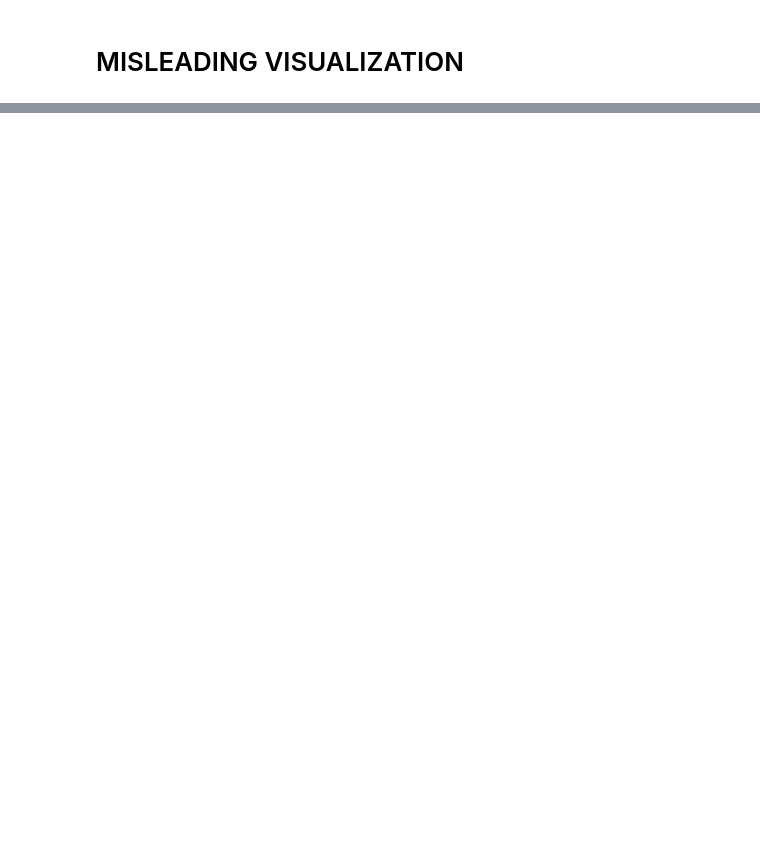
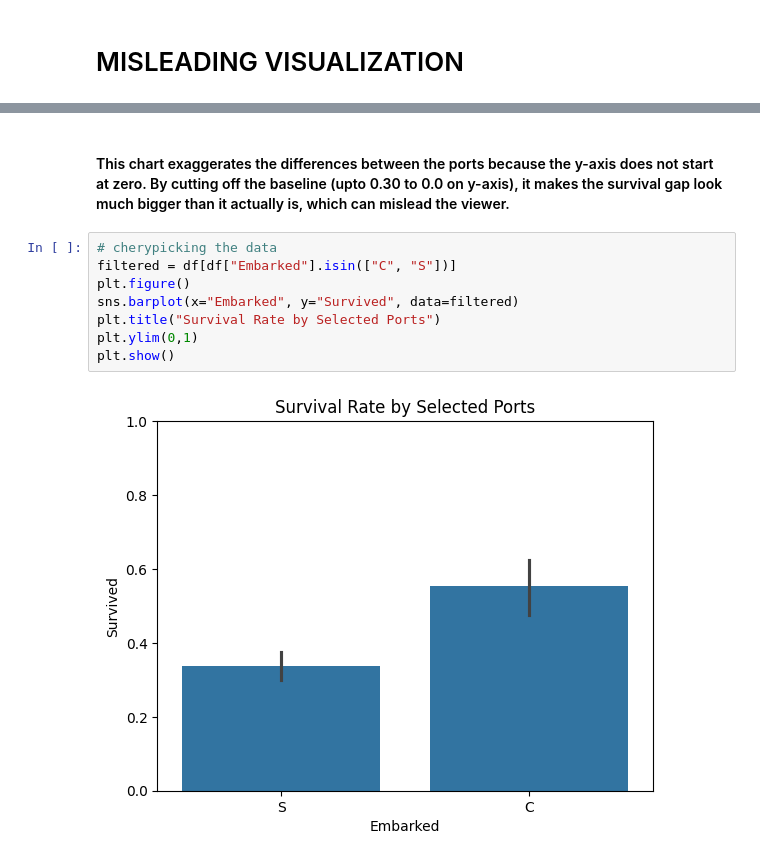
Before and after one commit to 2000031041-ShivaChary196/DATA6550-Visualization, a Jupyter notebook: Code/Divya.ipynb, the cells around one changed output, grey strips where cells are left out. Cells and saved outputs as stored; diff of their text form; blank space fills up the shorter version.

Commit message:
i added misleading vizualizations and i wrote in details about it

```diff
--- a/Code/Divya.ipynb
+++ b/Code/Divya.ipynb
@@ -83,0 +91,12 @@ plt.show()
+# %% [markdown]
+#### This chart exaggerates the differences between the ports because the y-axis does not start at zero. By cutting off the baseline (upto 0.30 to 0.0 on y-axis), it makes the survival gap look much bigger than it actually is, which can mislead the viewer.
+# %%
+# cherypicking the data
+filtered = df[df["Embarked"].isin(["C", "S"])]
+plt.figure()
+sns.barplot(x="Embarked", y="Survived", data=filtered)
+plt.title("Survival Rate by Selected Ports")
+plt.ylim(0,1)
+plt.show()
+# %% [output]
+[figure, added]
```
Also changed, not shown: parts of 15 cells of this notebook.
